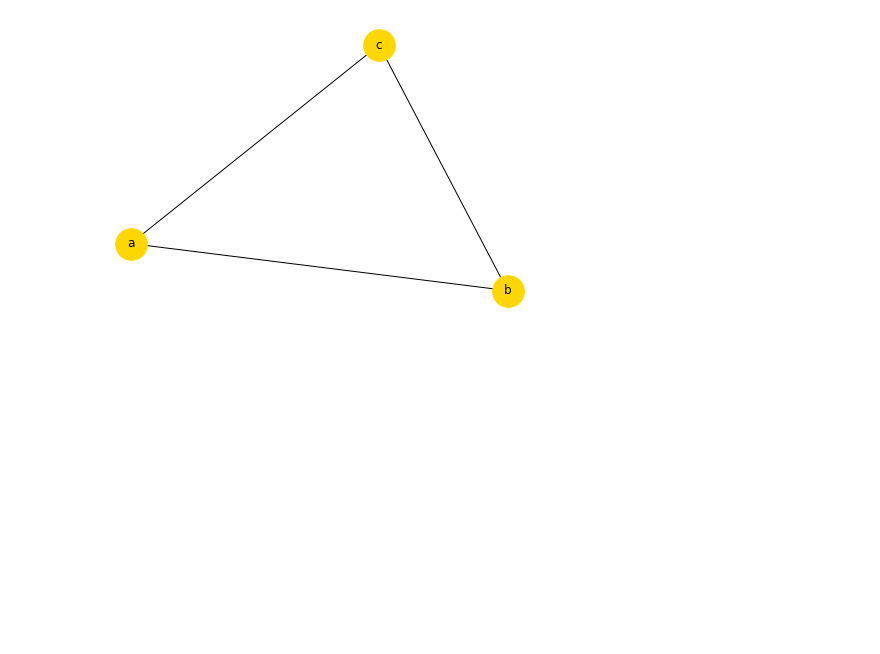
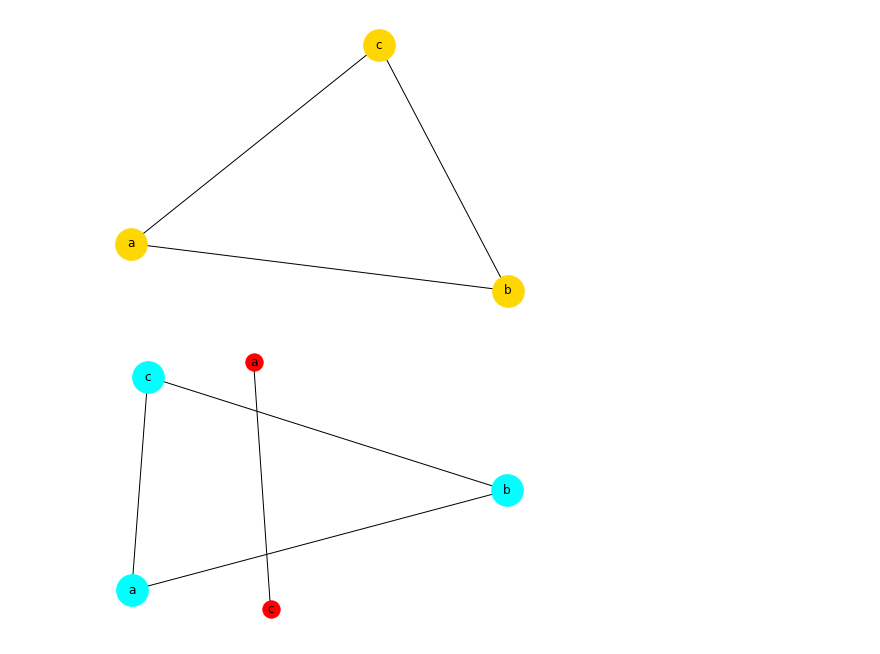
Before and after one commit to soslin/social-network-analysis, a Jupyter notebook: soc-net-class/learn_graphs_sna_3.ipynb, the cells around one changed output. Saved outputs shown, nothing was run; the diff lists cells and outputs as text; code cells hidden in the pictures; blank space fills up the shorter version.

```diff
--- a/soc-net-class/learn_graphs_sna_3.ipynb
+++ b/soc-net-class/learn_graphs_sna_3.ipynb
@@ -34,3 +34,20 @@ def simple_graph():
 simple_graph()
 # %% [output]
 [figure]
+# %%
+#How to delete a node
+#create graph
+k = nx.Graph()
+
+def delete_node_from_graph():
+    k.add_edges_from([('a','b'), ('b','c'), ('c', 'a')])
+    nx.draw(k, with_labels = True, node_color = 'cyan', node_size = 1000)
+
+#remove node
+    k.remove_node('b')
+
+    nx.draw(k, node_color = 'red', with_labels = True)
+
+delete_node_from_graph()
+# %% [output]
+[figure, added]
```
Also changed, not shown: parts of 9 cells of this notebook.
